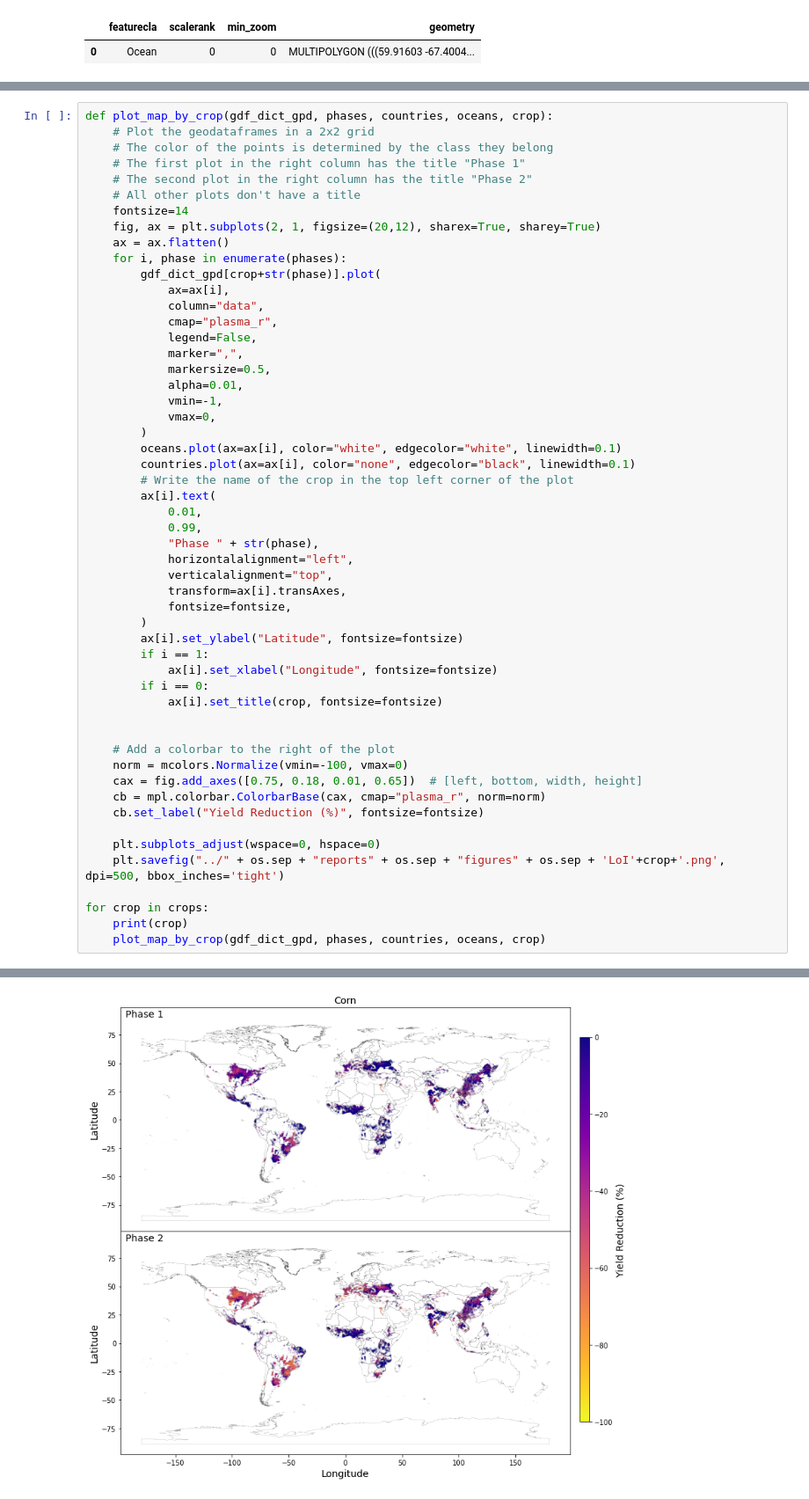
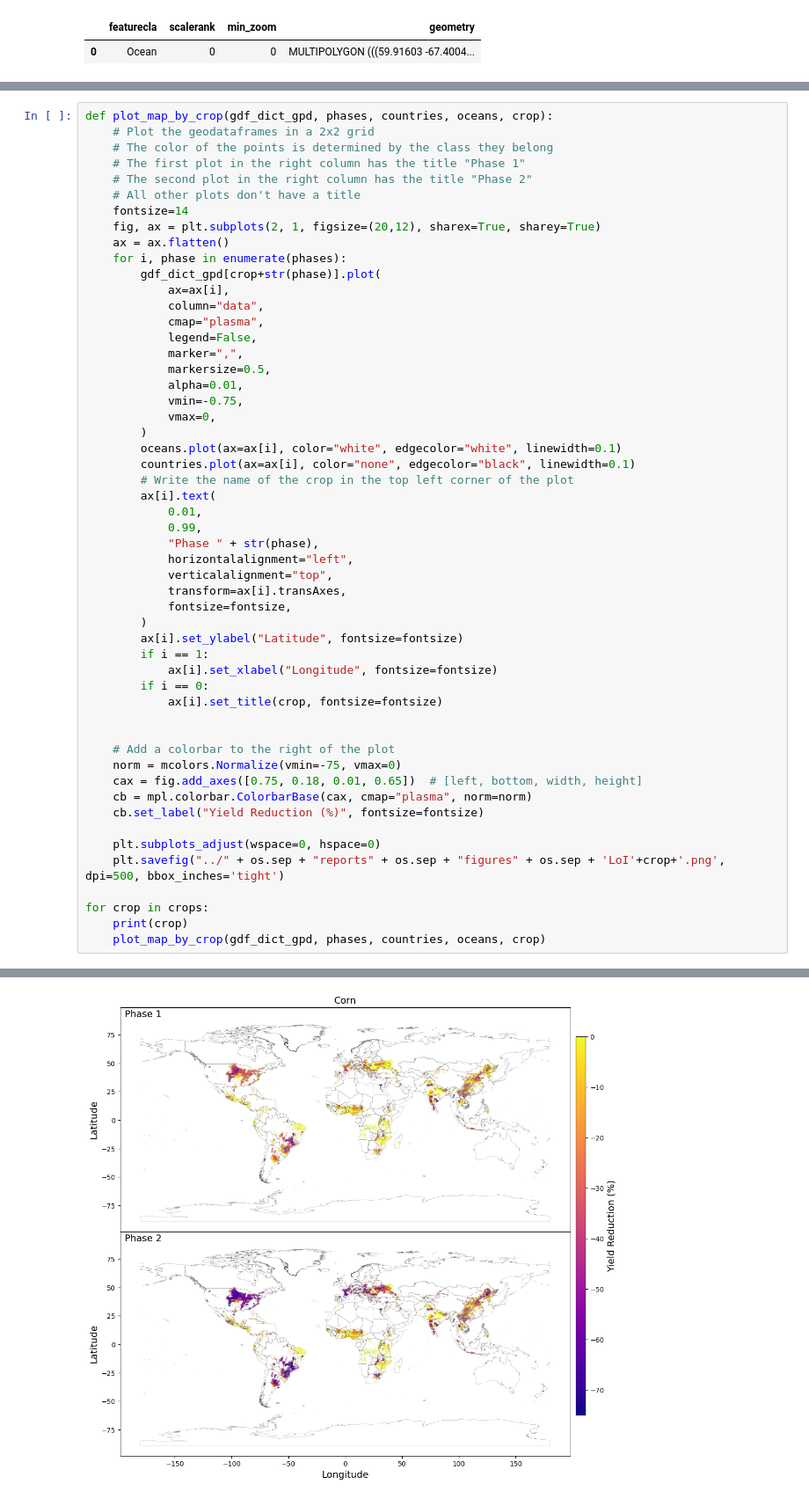
Before and after one commit to allfed/LosingIndustryCropYields, a Jupyter notebook: scripts/Spatial Distribution Plots.ipynb, the cells around one changed output, grey strips where cells are left out. Shown at 88% size. Drawn from its saved outputs; the diff is of its cells as text.

Commit message:
Updated plot colors

```diff
--- a/scripts/Spatial Distribution Plots.ipynb
+++ b/scripts/Spatial Distribution Plots.ipynb
@@ -142,12 +142,12 @@ def plot_map_by_crop(gdf_dict_gpd, phases, countries, oceans, crop):
         gdf_dict_gpd[crop+str(phase)].plot(
             ax=ax[i],
             column="data",
-            cmap="plasma_r",
+            cmap="plasma",
             legend=False,
             marker=",",
             markersize=0.5,
             alpha=0.01,
-            vmin=-1,
+            vmin=-0.75,
             vmax=0,
         )
         oceans.plot(ax=ax[i], color="white", edgecolor="white", linewidth=0.1)
@@ -157,33 +157,33 @@ def plot_map_by_crop(gdf_dict_gpd, phases, countries, oceans, crop):
             0.01,
             0.99,
             "Phase " + str(phase),
             horizontalalignment="left",
             verticalalignment="top",
             transform=ax[i].transAxes,
             fontsize=fontsize,
         )
         ax[i].set_ylabel("Latitude", fontsize=fontsize)
         if i == 1:
             ax[i].set_xlabel("Longitude", fontsize=fontsize)
         if i == 0:
             ax[i].set_title(crop, fontsize=fontsize)
 
 
     # Add a colorbar to the right of the plot
-    norm = mcolors.Normalize(vmin=-100, vmax=0)
+    norm = mcolors.Normalize(vmin=-75, vmax=0)
     cax = fig.add_axes([0.75, 0.18, 0.01, 0.65])  # [left, bottom, width, height]
-    cb = mpl.colorbar.ColorbarBase(cax, cmap="plasma_r", norm=norm)
+    cb = mpl.colorbar.ColorbarBase(cax, cmap="plasma", norm=norm)
     cb.set_label("Yield Reduction (%)", fontsize=fontsize)
 
     plt.subplots_adjust(wspace=0, hspace=0)
     plt.savefig("../" + os.sep + "reports" + os.sep + "figures" + os.sep + 'LoI'+crop+'.png', dpi=500, bbox_inches='tight')
 
 for crop in crops:
     print(crop)
     plot_map_by_crop(gdf_dict_gpd, phases, countries, oceans, crop)
 # %% [output]
 Corn
 Soybean
 Wheat
 Rice
-[figure, old version]
+[figure, new version]
```
Also changed, not shown: parts of 2 cells of this notebook, 8 other files.
